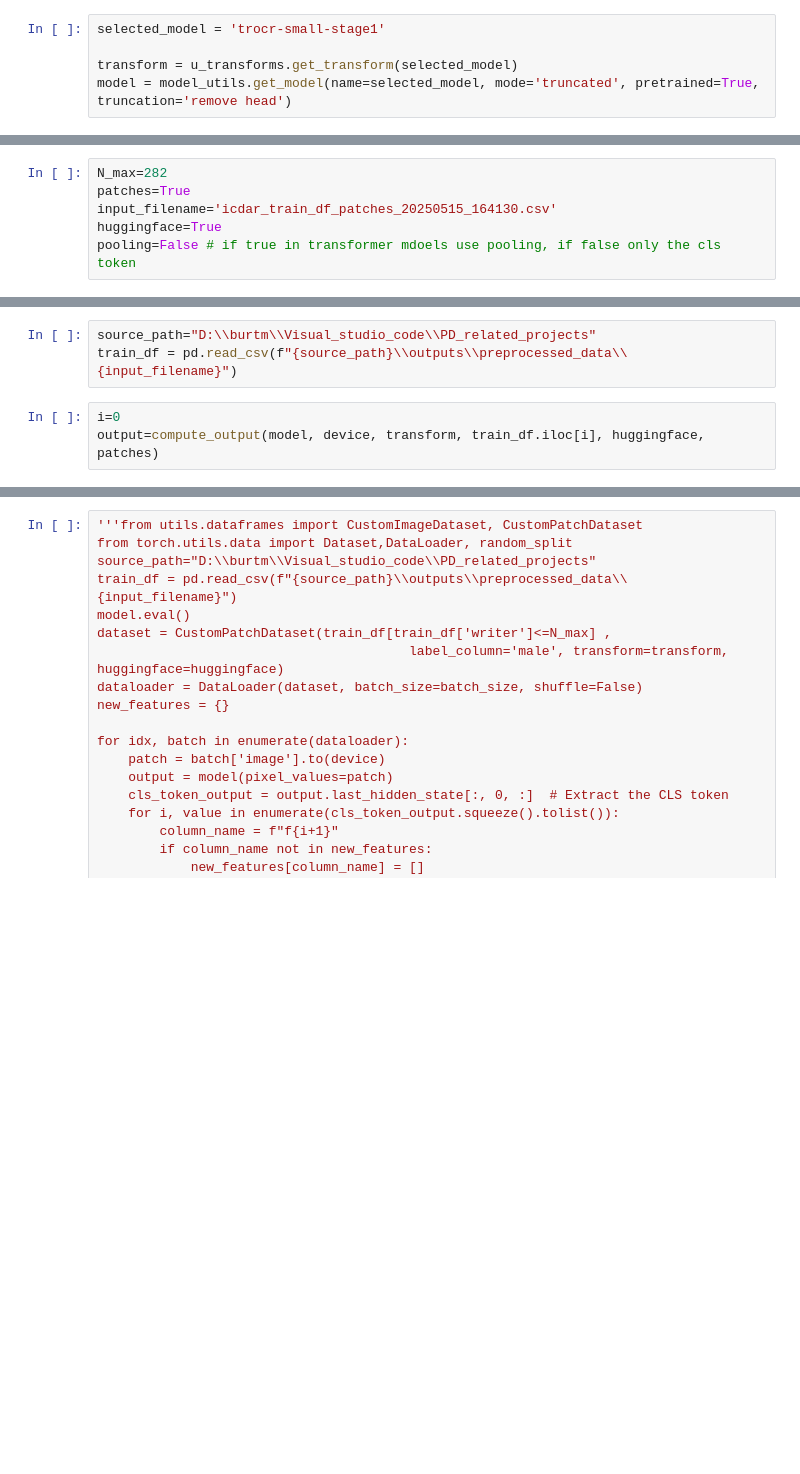
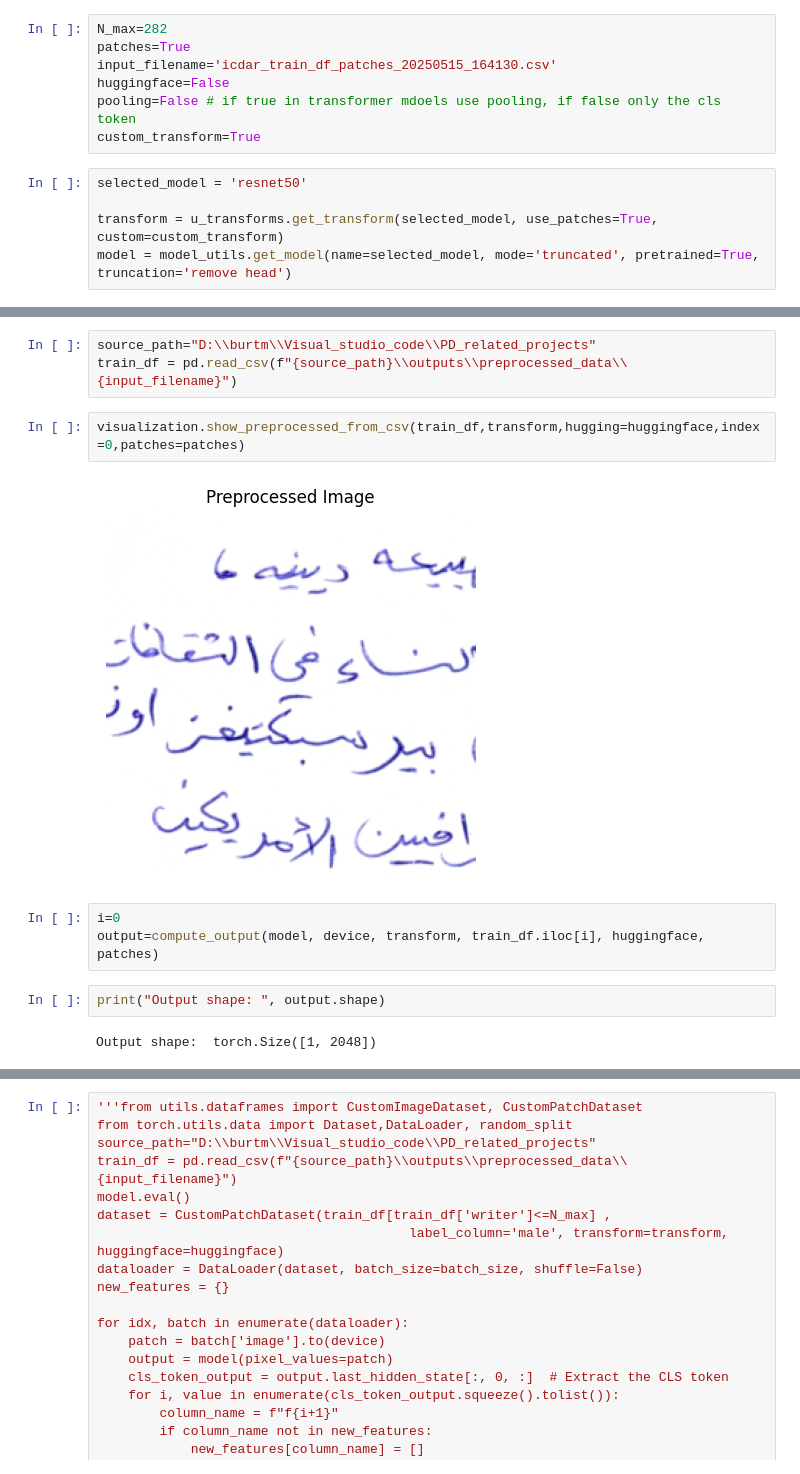
Before and after one commit to gitMorelli/gender_detection, a Jupyter notebook: notebooks/data_preparation/deepfeatureextraction.ipynb, the cells around one changed output, grey strips where cells are left out. Cells and saved outputs as stored; diff of their text form; blank space fills up the shorter version.

Commit message:
generated the extracted features with different models for the patches dataframe

```diff
--- a/notebooks/data_preparation/deepfeatureextraction.ipynb
+++ b/notebooks/data_preparation/deepfeatureextraction.ipynb
@@ -11,8 +11,15 @@ import pandas as pd
 import matplotlib.pyplot as plt
 
 sys.path.append(os.path.abspath("D:\\burtm\\Visual_studio_code\\PD_related_projects"))
+# %%
+N_max=282
+patches=True
+input_filename='icdar_train_df_patches_20250515_164130.csv'
+huggingface=False
+pooling=False # if true in transformer mdoels use pooling, if false only the cls token
+custom_transform=True
 # %%
-selected_model = 'trocr-small-stage1'
+selected_model = 'resnet50'
 
-transform = u_transforms.get_transform(selected_model)
+transform = u_transforms.get_transform(selected_model, use_patches=True, custom=custom_transform)
 model = model_utils.get_model(name=selected_model, mode='truncated', pretrained=True, truncation='remove head')
@@ -37,9 +26,3 @@ You should probably TRAIN this model on a down-stream task to be able to use it
-# %%
-N_max=282
-patches=True
-input_filename='icdar_train_df_patches_20250515_164130.csv'
-huggingface=True
-pooling=False # if true in transformer mdoels use pooling, if false only the cls token
 # %%
 # Define loss function and optimizer
 device = torch.device("cuda" if torch.cuda.is_available() else "cpu")
@@ -50,9 +33,17 @@ Device is:  cuda
 # %%
 source_path="D:\\burtm\\Visual_studio_code\\PD_related_projects"
 train_df = pd.read_csv(f"{source_path}\\outputs\\preprocessed_data\\{input_filename}")
+# %%
+visualization.show_preprocessed_from_csv(train_df,transform,hugging=huggingface,index=0,patches=patches)
+# %% [output]
+[figure, added]
 # %%
 i=0
 output=compute_output(model, device, transform, train_df.iloc[i], huggingface, patches)
+# %%
+print("Output shape: ", output.shape)
+# %% [output]
+Output shape:  torch.Size([1, 2048])
 # %%
 model.eval()
 
```
Also changed, not shown: parts of 6 cells of this notebook, 4 other files.
